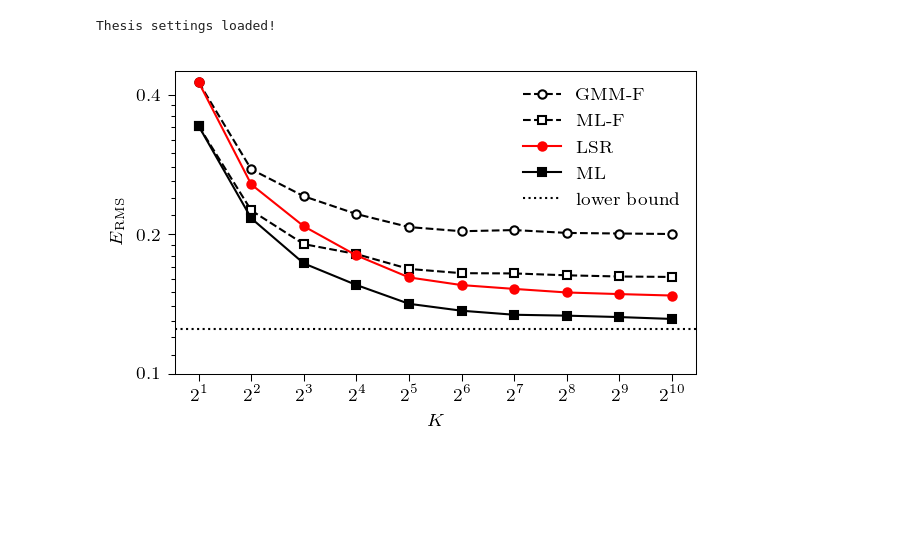
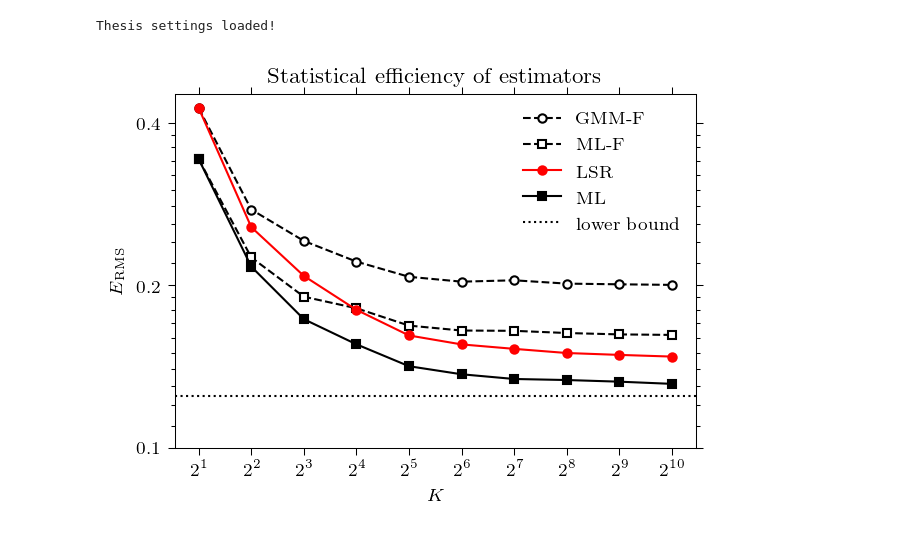
Before and after one commit to lucasmaystre/phd-thesis, a Jupyter notebook: notebooks/02-fastinference/fig-efficiency.ipynb, the cells around one changed output. Cells and saved outputs as stored; diff of their text form; code cells hidden in the pictures; blank space fills up the shorter version.

```diff
--- a/notebooks/02-fastinference/fig-efficiency.ipynb
+++ b/notebooks/02-fastinference/fig-efficiency.ipynb
@@ -24,29 +24,30 @@ sizes = np.logspace(1, log_n_items, num=log_n_items, endpoint=True, base=2, dtyp
 with open("data/statistical-efficiency.pickle", "rb") as f:
     res = pickle.load(f)
 # %%
-fig, ax = plt.subplots(figsize=(4.25, 2.75))
+fig, ax = plt.subplots(figsize=(4.25, 3.25))
 
 ax.loglog(res["sizes"], res["GMM-F"], basex=2, label="GMM-F",
         ls="--", color="black", marker="o", markerfacecolor="white")
 ax.loglog(res["sizes"], res["ML-F"], basex=2, label="ML-F",
         ls="--", color="black", marker="s", markerfacecolor="white")
 ax.loglog(res["sizes"], res["LSR"], basex=2, label="LSR",
         color="r", marker="o")
 ax.loglog(res["sizes"], res["ML"], basex=2, label="ML",
         color="k", marker="s")
 ax.axhline(res["XLB"], label="lower bound", color="k", ls=":")
 
 ax.set_xticks(sizes)
 ax.set_yticks((0.1,0.2,0.4))
 mticks = np.concatenate((np.linspace(0.1, 0.19, 10), np.linspace(0.2, 0.38, 10)))
 ax.set_yticks(mticks, minor=True)
 ax.yaxis.set_major_formatter(ScalarFormatter())
 ax.yaxis.set_minor_formatter(NullFormatter())
 
 ax.legend()
 ax.set_xlabel("$K$")
 ax.set_ylabel(r"$E$\textsubscript{RMS}")
+ax.set_title("Statistical efficiency of estimators")
 
 fig.savefig("efficiency.pdf")
 # %% [output]
-[figure, old version]
+[figure, new version]
```
Also changed, not shown: parts of 2 cells of this notebook, 18 other files.
